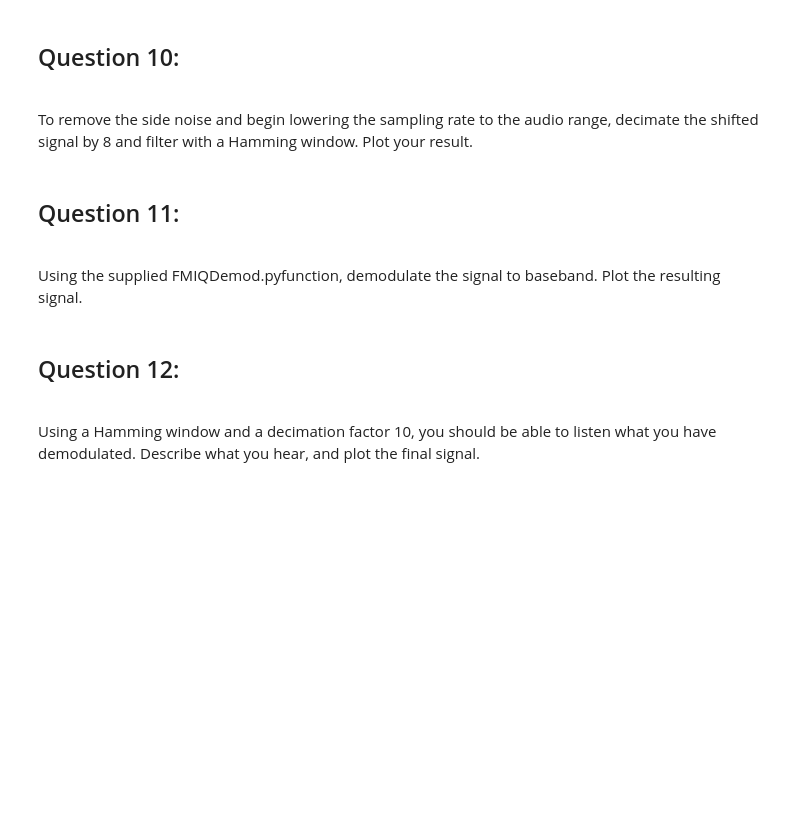
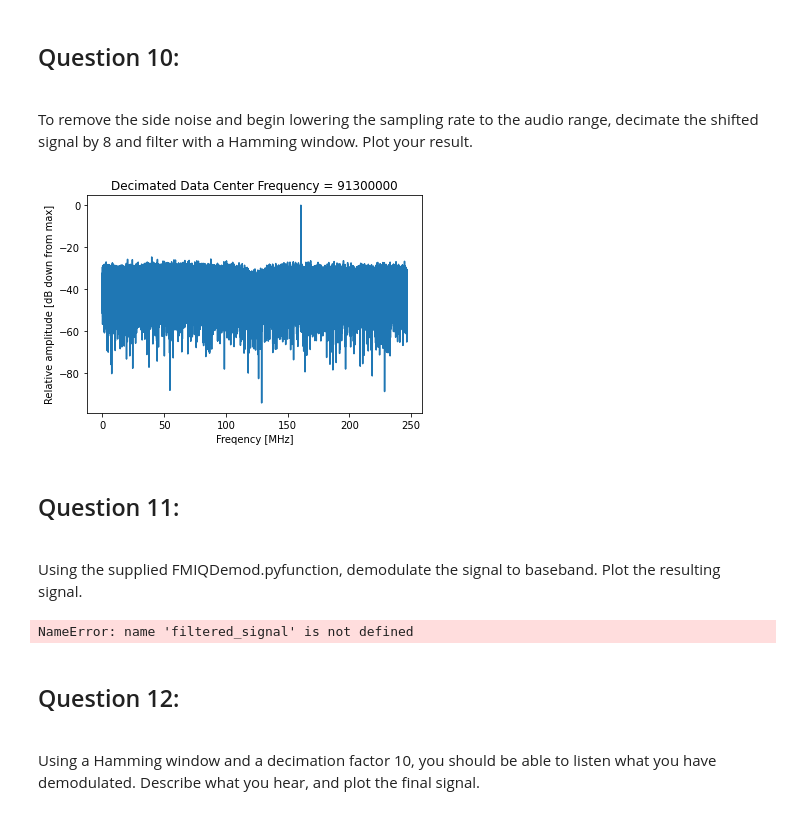
Before and after one commit to eewilliams-wpi/ECE3311_Team6, a Jupyter notebook: proj3_selina.ipynb, the cells around one changed output. Cells and saved outputs as stored; diff of their text form; code cells hidden in the pictures; blank space fills up the shorter version.

```diff
--- a/proj3_selina.ipynb
+++ b/proj3_selina.ipynb
@@ -310,9 +309,30 @@ ValueError: invalid number of data points (0) specified
 # %% [markdown]
 ## Question 10:
 <br>To remove the side noise and begin lowering the sampling rate to the audio range, decimate the shifted signal by 8 and filter with a Hamming window. Plot your result.
+# %%
+# window = np.hamming(len(y_shifted))
+# window = window[::8]
+# y_decimated = y_shifted[::8]
+y_decimated = scipy.signal.decimate(y_shifted, 8, ftype ='fir')
+
+
+plot_FFT_IQ (y_decimated, 50000, 90000, 2000000/8, 91300000, title_of_plot="Decimated Data")
+# decimated_sig = scipy.signal.decimate(y_shifted, 8)
+
+#firwin2 allows to use hamming window
+#What do we pass this filter for parameters?
+#In order to filter the signal do we multiply the result of the filter by our signal?
+# %% [output]
+[figure, added]
 # %% [markdown]
 ## Question 11:
 <br>Using the supplied FMIQDemod.pyfunction, demodulate the signal to baseband. Plot the resulting signal.
+# %%
+from FM_IQ_Demod import *
+
+y_fm_demodulated = fm_demod(filtered_signal)
+# %% [output]
+NameError: name 'filtered_signal' is not defined
 # %% [markdown]
 ## Question 12:
 <br>Using a Hamming window and a decimation factor 10, you should be able to listen what you have demodulated. Describe what you hear, and plot the final signal.
```
Also changed, not shown: parts of 13 cells of this notebook.
